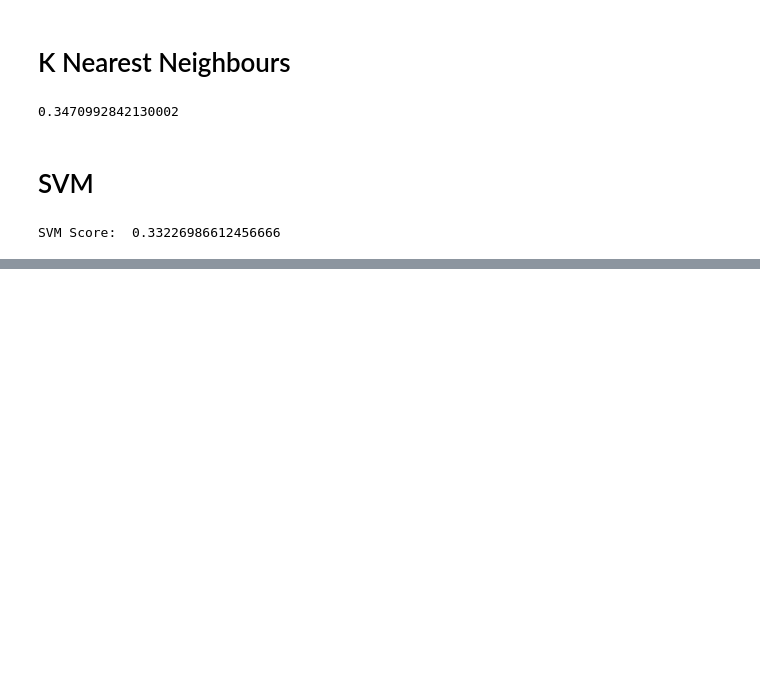
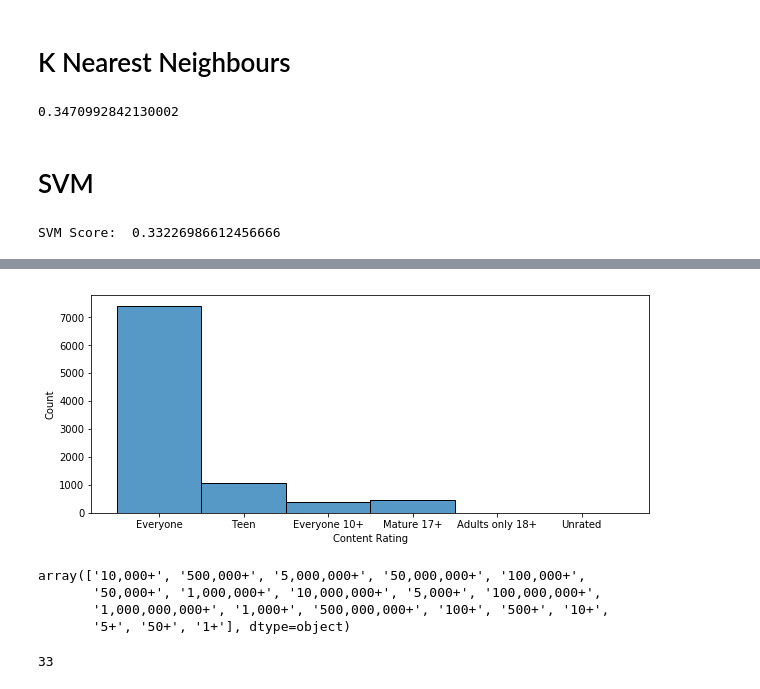
Before and after one commit to Superocker50/CMPT-353-Final-Project, a Jupyter notebook: ML.ipynb, the cells around one changed output, grey strips where cells are left out. Drawn from its saved outputs; the diff is of its cells as text; code cells hidden in the pictures; blank space fills up the shorter version.

Commit message:
add visualizations

```diff
--- a/ML.ipynb
+++ b/ML.ipynb
@@ -175,0 +216,2 @@ SVM Score:  0.33226986612456666
+# %%
+playstore = pd.read_csv('googleplaystore.csv')
@@ -175,0 +235,3 @@ SVM Score:  0.33226986612456666
+# %%
+playstore.dropna(inplace=True)
+playstore.reset_index(inplace=True)
@@ -175,0 +257,3 @@ SVM Score:  0.33226986612456666
+# %%
+eliminate_cols = ['index', 'Last Updated', 'Current Ver', 'Android Ver', 'Genres']
+playstore.drop(eliminate_cols, inplace=True, axis=1)
@@ -175,0 +269,18 @@ SVM Score:  0.33226986612456666
+# %%
+plt.figure(figsize=(10,4))
+sns.histplot(x='Content Rating', data=playstore)
+plt.show()
+# %% [output]
+[figure, added]
+# %%
+playstore['Installs'].unique()
+# %% [output]
+array(['10,000+', '500,000+', '5,000,000+', '50,000,000+', '100,000+',
+       '50,000+', '1,000,000+', '10,000,000+', '5,000+', '100,000,000+',
+       '1,000,000,000+', '1,000+', '500,000,000+', '100+', '500+', '10+',
+       '5+', '50+', '1+'], dtype=object)
+# %%
+len(playstore['Category'].unique())
+# len(playstore['Genres'].unique())
+# %% [output]
+33
```
Also changed, not shown: parts of 10 cells of this notebook, 1 other file.
